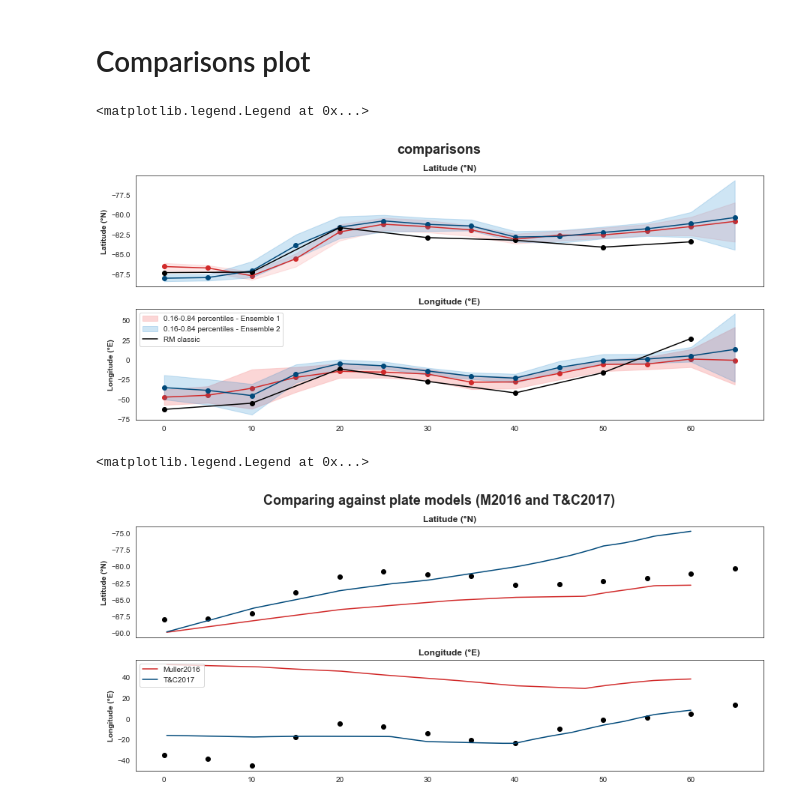
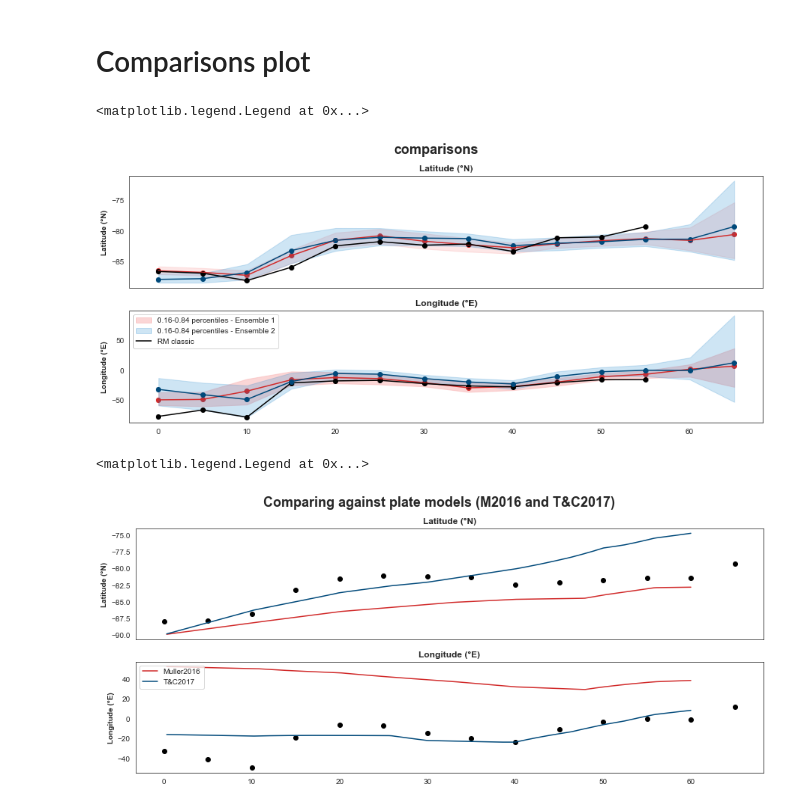
Before and after one commit to PolarWandering/Young_CEED, a Jupyter notebook: 6_comparisons.ipynb, the cells around one changed output. Drawn from its saved outputs; the diff is of its cells as text; code cells hidden in the pictures.

```diff
--- a/6_comparisons.ipynb
+++ b/6_comparisons.ipynb
@@ -20,7 +21,7 @@ from vgptools.utils_visualization import  RM_stats, plot_VGPs_and_APWP, plot_APW
 current_path = os.getcwd()
 data_path_VGP = current_path + '/data/vgp_database'
 # %%
-df_filtered_vgps, df_pole_compilation = dfs_vgps_recomputed_poles(data_path_VGP, by_study = False) # takes as many as poles as are described for one are
+df_filtered_vgps, df_pole_compilation = dfs_vgps_recomputed_poles(data_path_VGP, by_study = True) # takes as many as poles as are described for one are
 # %% [markdown]
 ## Set the hyperparameters for further comparissons.
 # %%
@@ -178,44 +182,44 @@ axes[1].set_ylabel(r'Longitude (°E)', fontweight ='bold')
 # LATITUDE
 # axes[0].scatter(RM_ensemble_pseudoVGP['age'],RM_ensemble_pseudoVGP['plat'], s = 1, color = 'black', alpha = 0.2)
 # axes[0].fill_between(ensemble1_lat.X, ensemble1_lat.q5,ensemble1_lat.q95, color= "#f9afaf", alpha=.20,label="Running mean on VGPs ensemble")
-axes[0].fill_between(ensemble1_lat.X, ensemble1_lat.q25,ensemble1_lat.q75, color= "#f98787", alpha=.20)
+axes[0].fill_between(ensemble1_lat.X, ensemble1_lat.q16,ensemble1_lat.q84, color= "#f98787", alpha=.20)
 # axes[0].plot(a.X, a.mean, '--', color="#ad3131",label="mean")
 axes[0].plot(ensemble1_lat.X, ensemble1_lat.q50, '-',color="#d12a2a")
 axes[0].scatter(ensemble1_lat.X, ensemble1_lat.q50,color="#d12a2a")
 
 # axes[0].scatter(RM_ensemble_VGPs['age'],RM_ensemble_VGPs['plat'], s = 1, color = 'black', alpha = 0.2)
 # axes[0].fill_between(ensemble2_lat.X, ensemble2_lat.q5,ensemble2_lat.q95, color= "#1CA0F9", alpha=.20,label="Running mean on $pseudo$-VGPs")
-axes[0].fill_between(ensemble2_lat.X, ensemble2_lat.q25,ensemble2_lat.q75, color= "#0E7DC9", alpha=.20)
+axes[0].fill_between(ensemble2_lat.X, ensemble2_lat.q16,ensemble2_lat.q84, color= "#0E7DC9", alpha=.20)
 # axes[0].plot(a.X, a.mean, '--', color="#ad3131",label="mean")
 axes[0].plot(ensemble2_lat.X, ensemble2_lat.q50, '-',color="#00497A")
 axes[0].scatter(ensemble2_lat.X, ensemble2_lat.q50,color="#00497A")
 
 axes[0].plot(RM_1_classic_by_study.age, RM_1_classic_by_study.plat, '-',color="black") #CLASSIC
 axes[0].scatter(RM_1_classic_by_study.age, RM_1_classic_by_study.plat, color="black") #CLASSIC
 
 # LONGITUDE
 #axes[1].scatter(RM_ensemble_VGPs['age'],RM_ensemble_VGPs['plon'], s = 1, color = 'black', alpha = 0.2)
 axes[1].fill_between(ensemble1_lon.X, ensemble1_lon.q16,ensemble1_lon.q84, color= "#f9afaf", alpha=.50,label="0.16-0.84 percentiles - Ensemble 1")
 # axes[1].fill_between(ensemble1_lon.X, ensemble1_lon.q25,ensemble1_lon.q75, color= "#f98787", alpha=.20, label="Running mean on $pseudo$-VGPs")
 # axes[1].plot(a.X, a.mean, '--', color="#ad3131",label="mean")
 axes[1].plot(ensemble1_lon.X, ensemble1_lon.q50, '-',color="#d12a2a")
 axes[1].scatter(ensemble1_lon.X, ensemble1_lon.q50,color="#d12a2a")
 
 # axes[0].scatter(RM_ensemble_VGPs['age'],RM_ensemble_VGPs['plat'], s = 1, color = 'black', alpha = 0.2)
 # axes[1].fill_between(ensemble2_lon.X, ensemble2_lon.q5,ensemble2_lon.q95, color= "#1CA0F9", alpha=.20)
-axes[1].fill_between(ensemble2_lon.X, ensemble2_lon.q25,ensemble2_lon.q75, color= "#0E7DC9", alpha=.20,label="0.16-0.84 percentiles - Ensemble 2")
+axes[1].fill_between(ensemble2_lon.X, ensemble2_lon.q16,ensemble2_lon.q84, color= "#0E7DC9", alpha=.20,label="0.16-0.84 percentiles - Ensemble 2")
 # axes[0].plot(a.X, a.mean, '--', color="#ad3131",label="mean")
 axes[1].plot(ensemble2_lon.X, ensemble2_lon.q50, '-',color="#00497A", zorder =2)
 axes[1].scatter(ensemble2_lon.X, ensemble2_lon.q50,  color = "#00497A", alpha = 1, zorder =3)
 
 axes[1].plot(RM_1_classic_by_study.age, RM_1_classic_by_study.plon, '-',color="black", label = "RM classic") #CLASSIC
 axes[1].scatter(RM_1_classic_by_study.age, RM_1_classic_by_study.plon, color="black") #CLASSIC
 
 # axes[1].set_ylim(-100, 50)
 plt.legend(loc="upper left")
 # %% [output]
 <matplotlib.legend.Legend at 0x...>
-[figure, old version]
+[figure, new version]
 # %%
 title = "Comparing against plate models (M2016 and T&C2017)"
 
@@ -244,4 +248,4 @@ axes[1].scatter(ensemble2_lon.X, ensemble2_lon.q50,color="black")
 plt.legend(loc="upper left")
 # %% [output]
 <matplotlib.legend.Legend at 0x...>
-[figure, old version]
+[figure, new version]
```
Also changed, not shown: parts of 15 cells of this notebook, 2 other files.
